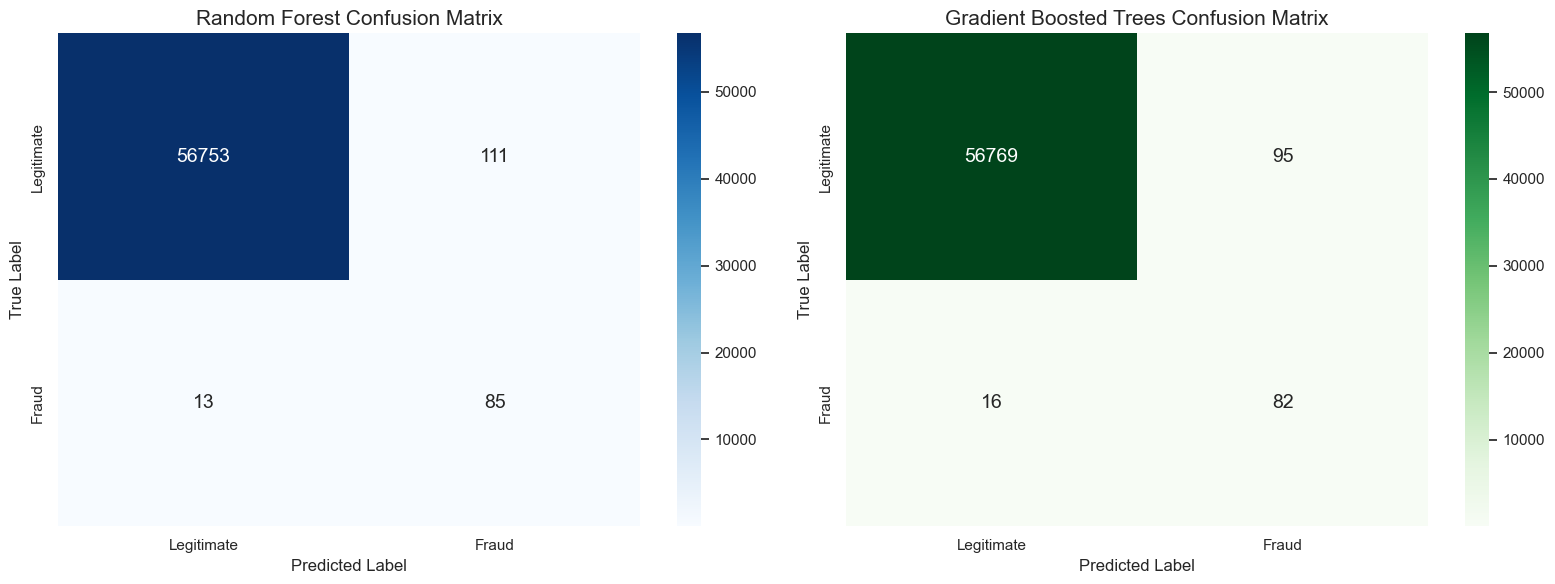
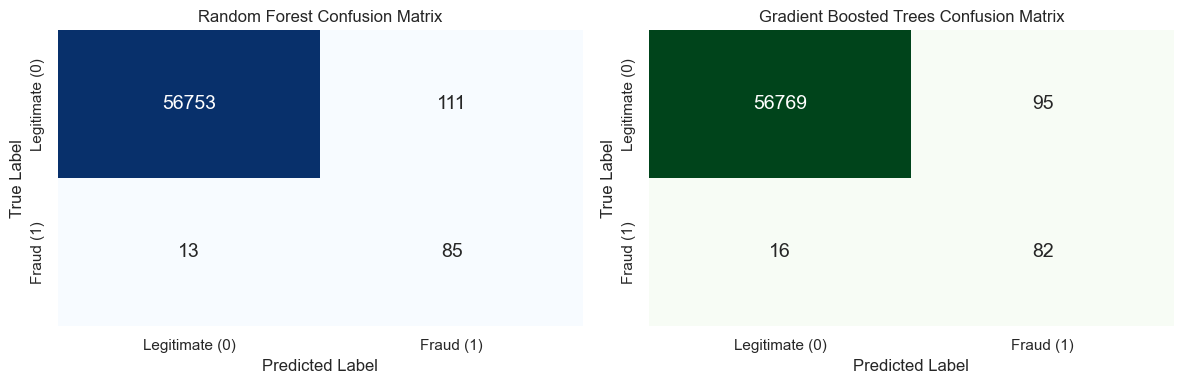
Unified diff of the notebook cell whose output changed from the first chart to the second:
--- before
+++ after
@@ -1,19 +1,19 @@
-fig, axes = plt.subplots(1, 2, figsize=(16, 6))
+fig, axes = plt.subplots(1, 2, figsize=(12, 4))
 
 rf_cm = confusion_matrix(y_test, rf_preds)
-sns.heatmap(rf_cm, annot=True, fmt='d', cmap='Blues', ax=axes[0], annot_kws={"size": 14})
-axes[0].set_title('Random Forest Confusion Matrix', fontsize=15)
-axes[0].set_xlabel('Predicted Label', fontsize=12)
-axes[0].set_ylabel('True Label', fontsize=12)
-axes[0].xaxis.set_ticklabels(['Legitimate', 'Fraud'])
-axes[0].yaxis.set_ticklabels(['Legitimate', 'Fraud'])
+sns.heatmap(rf_cm, annot=True, fmt='d', cmap='Blues', ax=axes[0], cbar=False, annot_kws={"size": 14})
+axes[0].set_title('Random Forest Confusion Matrix')
+axes[0].set_xlabel('Predicted Label')
+axes[0].set_ylabel('True Label')
+axes[0].xaxis.set_ticklabels(['Legitimate (0)', 'Fraud (1)'])
+axes[0].yaxis.set_ticklabels(['Legitimate (0)', 'Fraud (1)'])
 
 gbt_cm = confusion_matrix(y_test, gbt_preds)
-sns.heatmap(gbt_cm, annot=True, fmt='d', cmap='Greens', ax=axes[1], annot_kws={"size": 14})
-axes[1].set_title('Gradient Boosted Trees Confusion Matrix', fontsize=15)
-axes[1].set_xlabel('Predicted Label', fontsize=12)
-axes[1].set_ylabel('True Label', fontsize=12)
-axes[1].xaxis.set_ticklabels(['Legitimate', 'Fraud'])
-axes[1].yaxis.set_ticklabels(['Legitimate', 'Fraud'])
+sns.heatmap(gbt_cm, annot=True, fmt='d', cmap='Greens', ax=axes[1], cbar=False, annot_kws={"size": 14})
+axes[1].set_title('Gradient Boosted Trees Confusion Matrix')
+axes[1].set_xlabel('Predicted Label')
+axes[1].set_ylabel('True Label')
+axes[1].xaxis.set_ticklabels(['Legitimate (0)', 'Fraud (1)'])
+axes[1].yaxis.set_ticklabels(['Legitimate (0)', 'Fraud (1)'])
 
 plt.tight_layout()

Commit: Modified confusion matrices